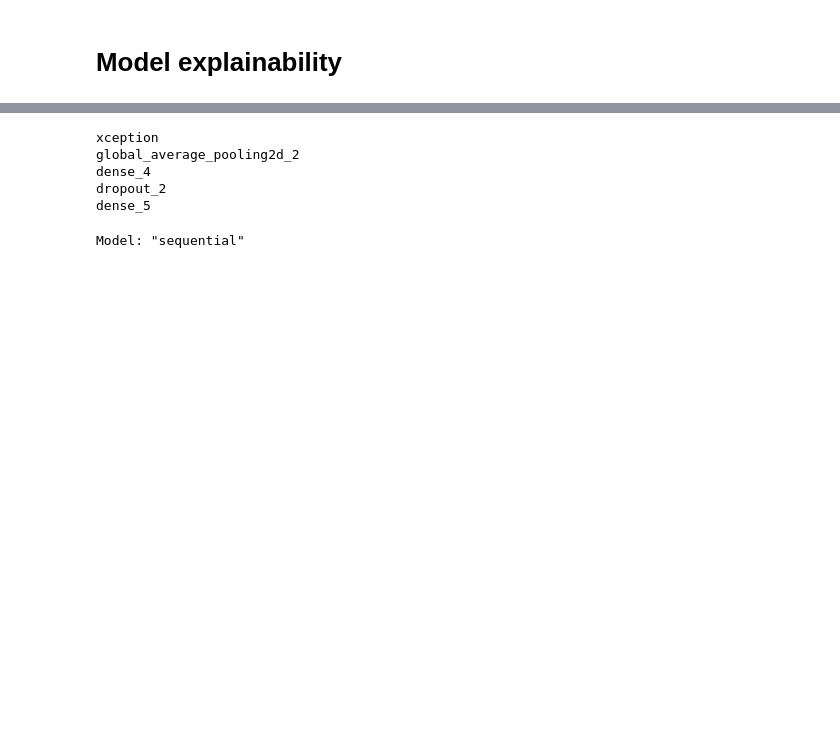
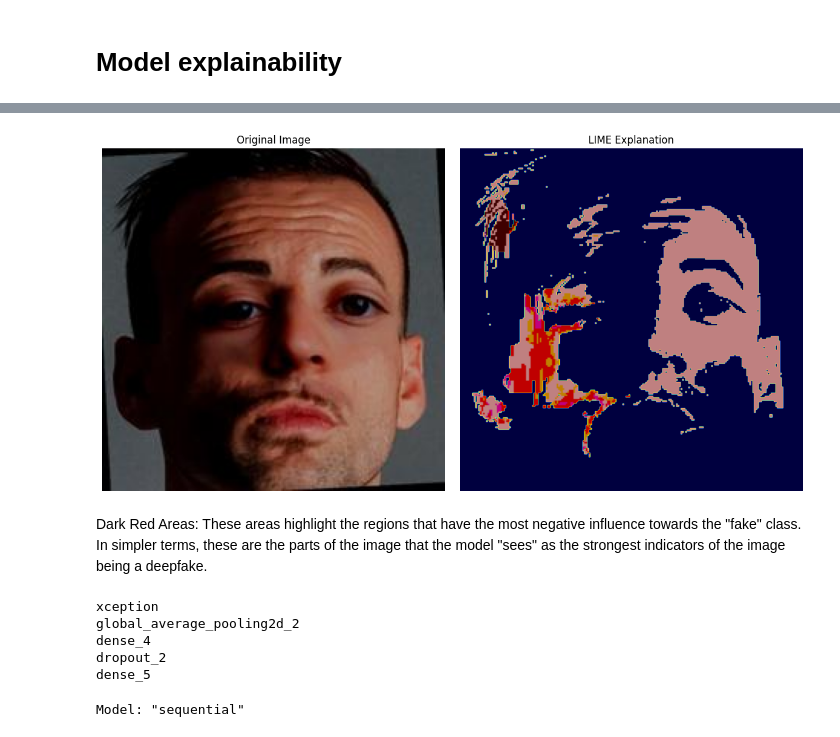
Before and after one commit to Afishally/Deepfake-Model-V1, a Jupyter notebook: training.ipynb, the cells around one changed output, grey strips where cells are left out. Cells and saved outputs as stored; diff of their text form; code cells hidden in the pictures; blank space fills up the shorter version.

```diff
--- a/training.ipynb
+++ b/training.ipynb
@@ -805,3 +857,57 @@ Successfully installed cloudpickle-3.1.1 llvmlite-0.44.0 numba-0.61.0 shap-0.46.
 
 [notice] A new release of pip is available: 24.3.1 -> 25.0.1
 [notice] To update, run: pip install --upgrade pip
+# %%
+import numpy as np
+import lime
+from lime import lime_image
+from skimage.segmentation import slic
+import tensorflow as tf
+from tensorflow.keras.preprocessing import image
+import matplotlib.pyplot as plt
+
+# Define the model prediction function for LIME
+def predict_fn(images):
+    images = np.array(images)  # Ensure the images are in the correct format
+    images = images / 255.0  # Normalize the images to [0, 1]
+    return model.predict(images)
+
+# Load and preprocess an image
+image_path = 'training_data/test/fake/16904.jpg'
+img = image.load_img(image_path, target_size=(224, 224))  # Resize image to match model input size
+img_array = image.img_to_array(img)
+img_array = np.expand_dims(img_array, axis=0)  # Add batch dimension
+
+# Create the LIME explainer
+explainer = lime_image.LimeImageExplainer()
+
+# Generate superpixels for LIME
+explanation = explainer.explain_instance(img_array[0],
+                                         predict_fn,
+                                         top_labels=5,
+                                         hide_color=0,
+                                         num_samples=1000)
+
+# Get the explanation for the top predicted class
+temp, mask = explanation.get_image_and_mask(explanation.top_labels[0],
+                                            positive_only=True,
+                                            num_features=10,
+                                            hide_rest=True)
+
+# Set up the subplot to show both images side by side
+fig, ax = plt.subplots(1, 2, figsize=(12, 6))
+
+# Original image
+ax[0].imshow(img)  # Show the original image
+ax[0].set_title("Original Image")
+ax[0].axis('off')  # Hide axes
+
+# Image with explanation overlay
+ax[1].imshow(temp)  # Show the image with LIME explanation
+ax[1].imshow(mask, cmap='jet', alpha=0.5)  # Overlay the mask on the image
+ax[1].set_title("LIME Explanation")
+ax[1].axis('off')  # Hide axes
+
+plt.tight_layout()
+plt.show()
+# %% [output]
@@ -808,3 +932,6 @@ Successfully installed cloudpickle-3.1.1 llvmlite-0.44.0 numba-0.61.0 shap-0.46.
+[figure, added]
+# %% [markdown]
+Dark Red Areas: These areas highlight the regions that have the most negative influence towards the "fake" class. In simpler terms, these are the parts of the image that the model "sees" as the strongest indicators of the image being a deepfake.
 # %%
 for layer in model.layers:
     print(layer.name)
```
Also changed, not shown: parts of 7 cells of this notebook.
